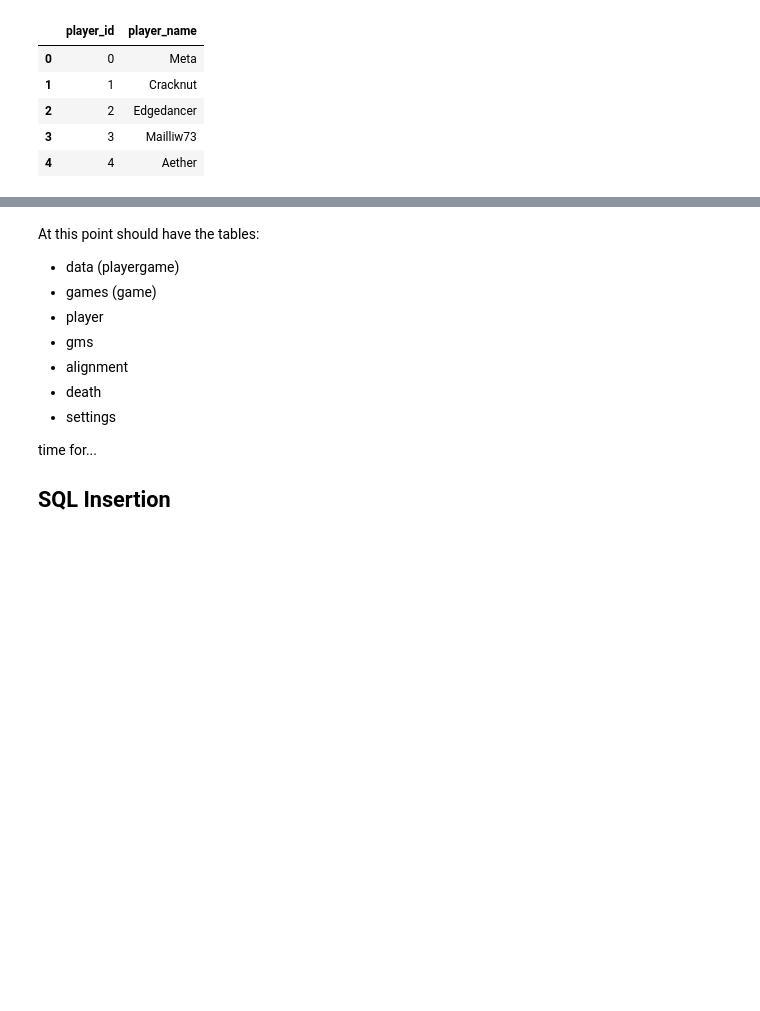
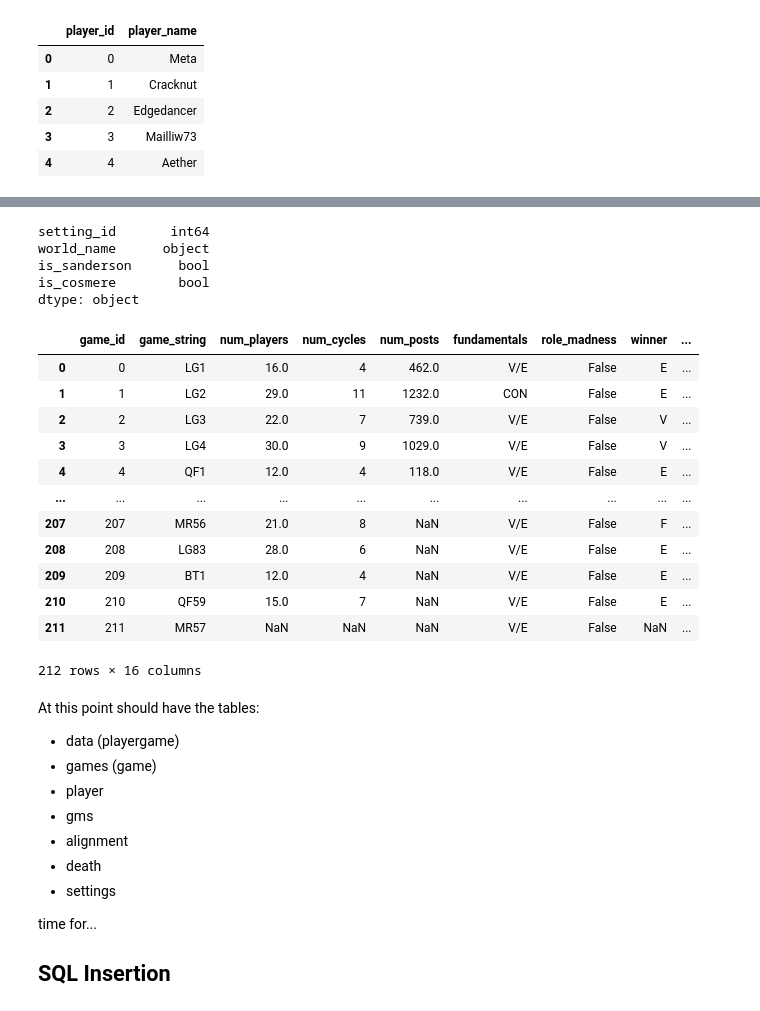
Before and after one commit to isabelle-sanford/se-stats, a Jupyter notebook: data_cleaning.ipynb, the cells around one changed output, grey strips where cells are left out. Saved outputs shown, nothing was run; the diff lists cells and outputs as text; code cells hidden in the pictures; blank space fills up the shorter version.

```diff
--- a/data_cleaning.ipynb
+++ b/data_cleaning.ipynb
@@ -144,7 +183,18 @@ player.head()
 
 unique_worlds = games["world"].unique()
 
-unique_worlds
+new_settings = []
+
+for world in unique_worlds:
+    if world not in settings["world_name"].unique():
+        new_settings.append({"world_name": world, "is_sanderson": False, "is_cosmere": False})
+        print(f"inserted {world}")
+
+new_settings_df = pd.DataFrame(new_settings)
+
+settings = pd.concat([settings, new_settings_df], ignore_index=True)
+
+settings.tail()
 
 # TODO: check this against key table settings for worlds not in it
 # for each loc not there, put down as non-Sanderson and print that you're doing so
@@ -167,3 +275,42 @@ array(['Scadrial', 'Nalthis', 'Sel', 'Roshar', 'Wheel of Time',
+# %%
+settings.dtypes
+# %% [output]
+setting_id       int64
+world_name      object
+is_sanderson      bool
+is_cosmere        bool
+dtype: object
+# %%
+# TODO id replacements:
+# in PG - player_id, game_id, alignment_id, death_id
+
+merged_data = data.merge(player, on="player_name", how="left")
+
+merged_data = merged_data.merge(games.filter(["game_id", "game_string"]), on="game_string", how="left")
+
+merged_data = merged_data.merge(alignment.filter(["alignment_id", "alignment_char"]), on="alignment_char", how="left")
+
+merged_data = merged_data.merge(death.filter(["death_id", "death_char"]), on="death_char", how="left")
+
+merged_data
+# in game - setting_id
+
+games = games.merge(settings, on="world", how="left")
+games
+# %% [output]
+|  | game_id | game_string | num_players | num_cycles | num_posts | fundamentals | role_madness | winner | ... |
+| 0 | 0 | LG1 | 16.0 | 4 | 462.0 | V/E | False | E | ... |
+| 1 | 1 | LG2 | 29.0 | 11 | 1232.0 | CON | False | E | ... |
+| 2 | 2 | LG3 | 22.0 | 7 | 739.0 | V/E | False | V | ... |
+| 3 | 3 | LG4 | 30.0 | 9 | 1029.0 | V/E | False | V | ... |
+| 4 | 4 | QF1 | 12.0 | 4 | 118.0 | V/E | False | E | ... |
+| ... | ... | ... | ... | ... | ... | ... | ... | ... | ... |
+| 207 | 207 | MR56 | 21.0 | 8 | NaN | V/E | False | F | ... |
+| 208 | 208 | LG83 | 28.0 | 6 | NaN | V/E | False | E | ... |
+| 209 | 209 | BT1 | 12.0 | 4 | NaN | V/E | False | E | ... |
+| 210 | 210 | QF59 | 15.0 | 7 | NaN | V/E | False | E | ... |
+| 211 | 211 | MR57 | NaN | NaN | NaN | V/E | False | NaN | ... |
+212 rows × 16 columns
 # %%
 # Pull rest of stuff into game table from PG: IM id, format/number(?)
 
```
Also changed, not shown: parts of 8 cells of this notebook, 4 other files.
